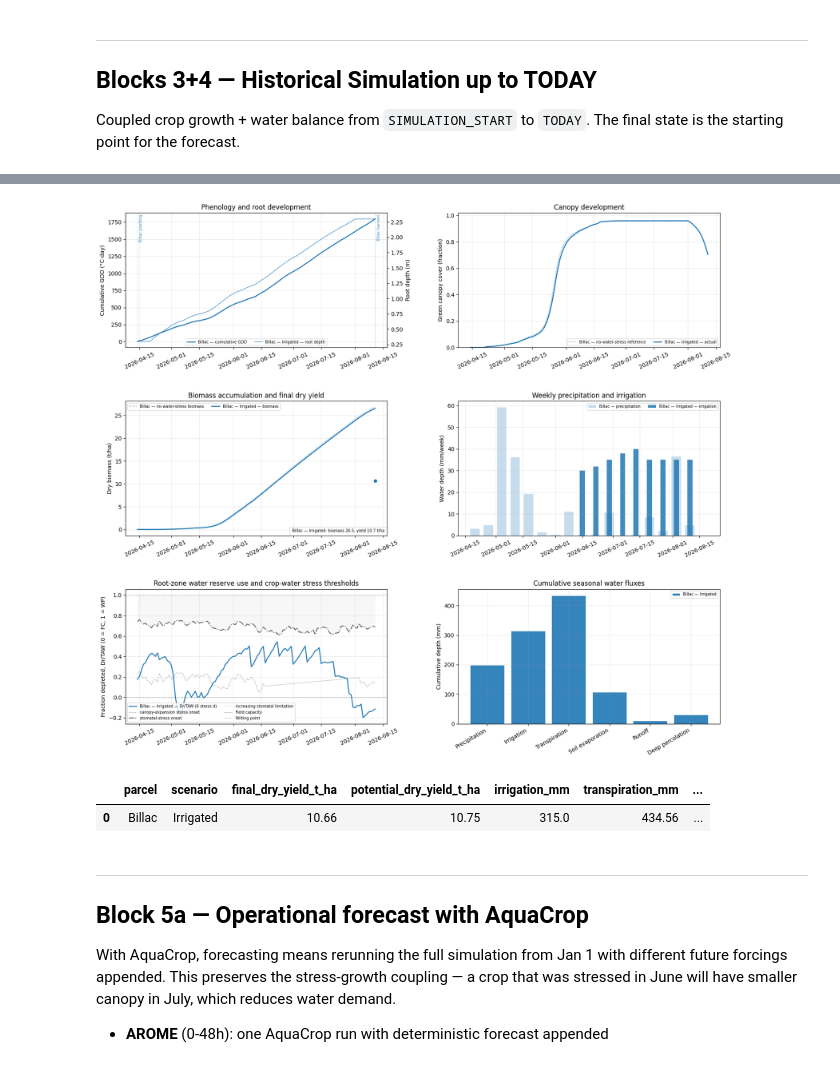
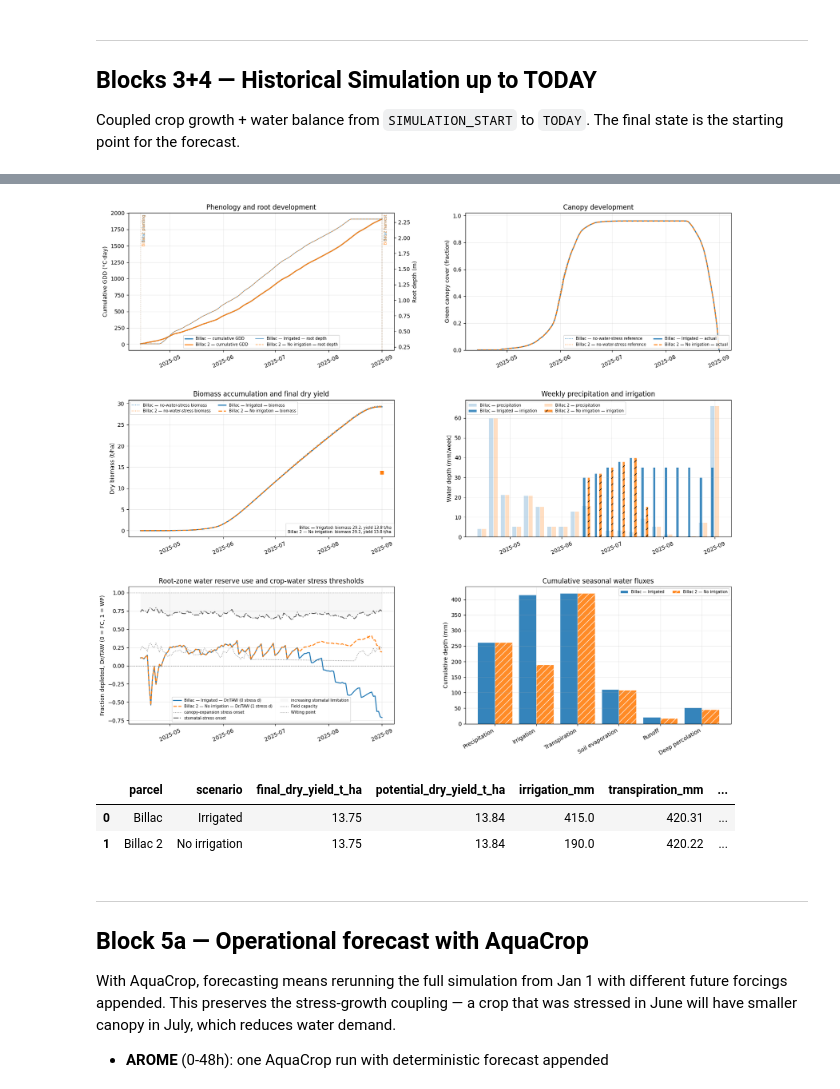
Before and after one commit to Catmosphere314/IrriGator, a Jupyter notebook: notebook/66_full_pipeline_acquacrop.ipynb, the cells around one changed output, grey strips where cells are left out. Drawn from its saved outputs; the diff is of its cells as text; code cells hidden in the pictures.

```diff
--- a/notebook/66_full_pipeline_acquacrop.ipynb
+++ b/notebook/66_full_pipeline_acquacrop.ipynb
@@ -86,6 +86,7 @@ from irrigator.config import load_region_config, load_parcel_config
 
 cfg = load_region_config(REGION_CONFIG)
 parcel = load_parcel_config(PARCEL_CONFIG)
+parcel2 = load_parcel_config(PARCEL_CONFIG2)
 
 print(f"Region: {cfg.name} (dept {cfg.code_departement})")
 print(f"Parcel: {parcel.name} ({parcel.id})")
@@ -132,6 +133,10 @@ soil = get_soil_profile(cfg, parcel)
 terrain = get_terrain_params(cfg, parcel)
 terrain.era5_elevation_m = get_era5_elevation(cfg, parcel)
 
+soil = get_soil_profile(cfg, parcel2)
+terrain2 = get_terrain_params(cfg, parcel2)
+terrain2.era5_elevation_m = get_era5_elevation(cfg, parcel2)
+
 print(f"Soil AWC:  {soil.total_awc_mm:.0f} mm (source: {soil.source})")
 print(f"Elevation: {terrain.elevation_m:.0f} m (ERA5 cell: {terrain.era5_elevation_m:.0f} m)")
 print(f"Slope:     {terrain.slope_deg:.1f}°")
@@ -164,8 +170,9 @@ from irrigator.atmospheric.forcing import extract_parcel_forcing
 # save_daily(era5_daily, processed_dir=PROCESSED_DIR)
 
 # # After that: just load cached
-era5_daily = load_daily(processed_dir=PROCESSED_DIR, year=2026)
+era5_daily = load_daily(processed_dir=PROCESSED_DIR, year=2025)
 forcing = extract_parcel_forcing(era5_daily, parcel, terrain)
+forcing2 = extract_parcel_forcing(era5_daily, parcel2, terrain2)
 
 print(f"ERA5 grid: {dict(era5_daily.sizes)}")
 print(f"Forcing: {forcing.n_days} days")
@@ -190,6 +200,7 @@ from irrigator.water_balance.aquacrop_adapter import run_aquacrop
 import pandas as pd
 
 historical_forcing = forcing.slice(SIMULATION_START, TODAY)
+historical_forcing2 = forcing2.slice(SIMULATION_START, TODAY)
 
 LAST_ERA5_DAY = pd.to_datetime(historical_forcing.dates[-1]).date()
 
@@ -197,6 +208,16 @@ hist_run = run_aquacrop(
     forcing=historical_forcing,
     parcel=parcel,
     terrain=terrain,
+    soil_profile=soil,
+    sim_start=SIMULATION_START,
+    sim_end=LAST_ERA5_DAY,
+)
+
+
+hist_run2 = run_aquacrop(
+    forcing=historical_forcing2,
+    parcel=parcel2,
+    terrain=terrain2,
     soil_profile=soil,
     sim_start=SIMULATION_START,
     sim_end=LAST_ERA5_DAY,
@@ -251,7 +283,7 @@ from irrigator.water_balance.plot_aquacrop_summary import (
 )
 from irrigator.water_balance.aquacrop_adapter import soil_to_aquacrop
 
-sim_start = "2026-01-01"
+sim_start = "2025-01-01"
 
 runs = {
     "Billac irrigated": {
@@ -264,6 +296,16 @@ runs = {
         "sim_start": sim_start,
         "season": 0,
     },
+    "Billac optimized": {
+            "parcel": "Billac 2",
+            "scenario": "No irrigation",
+            "crop_growth": hist_run2.crop_growth,
+            "water_flux": hist_run2.water_flux,
+            "daily_stress": hist_run2.daily_stress,
+            "soil": soil_to_aquacrop(soil).profile,
+            "sim_start": sim_start,
+            "season": 0,
+        },
 }
 
 fig, prepared = plot_aquacrop_season(
@@ -314,6 +357,7 @@ display(
-[figure, old version]
+[figure, new version]
 |  | parcel | scenario | final_dry_yield_t_ha | potential_dry_yield_t_ha | irrigation_mm | transpiration_mm | ... |
-| 0 | Billac | Irrigated | 10.66 | 10.75 | 315.0 | 434.56 | ... |
+| 0 | Billac | Irrigated | 13.75 | 13.84 | 415.0 | 420.31 | ... |
+| 1 | Billac 2 | No irrigation | 13.75 | 13.84 | 190.0 | 420.22 | ... |
 # %%
 summary[
         [
```
Also changed, not shown: parts of 19 cells of this notebook, 1 other file.
